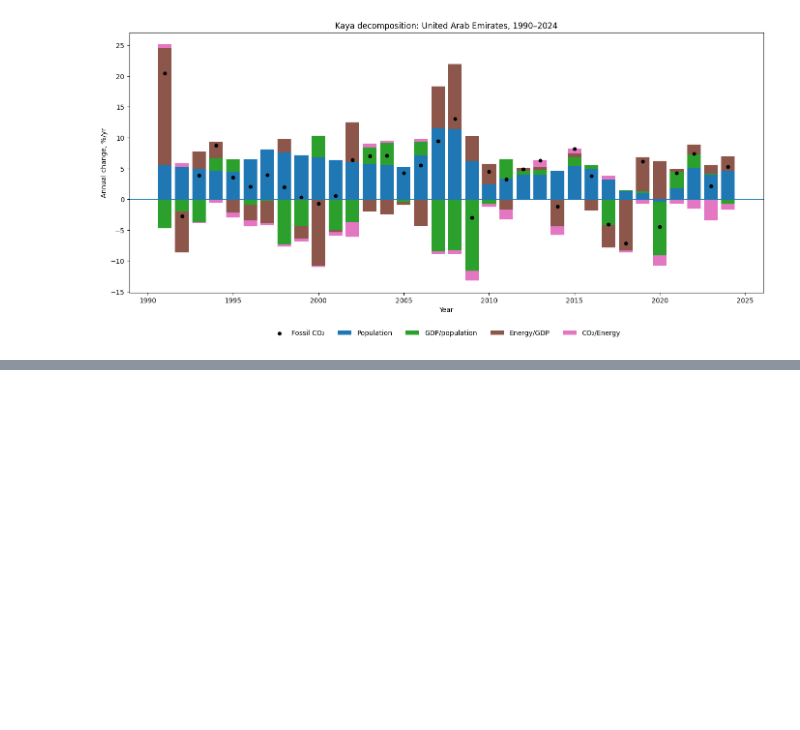
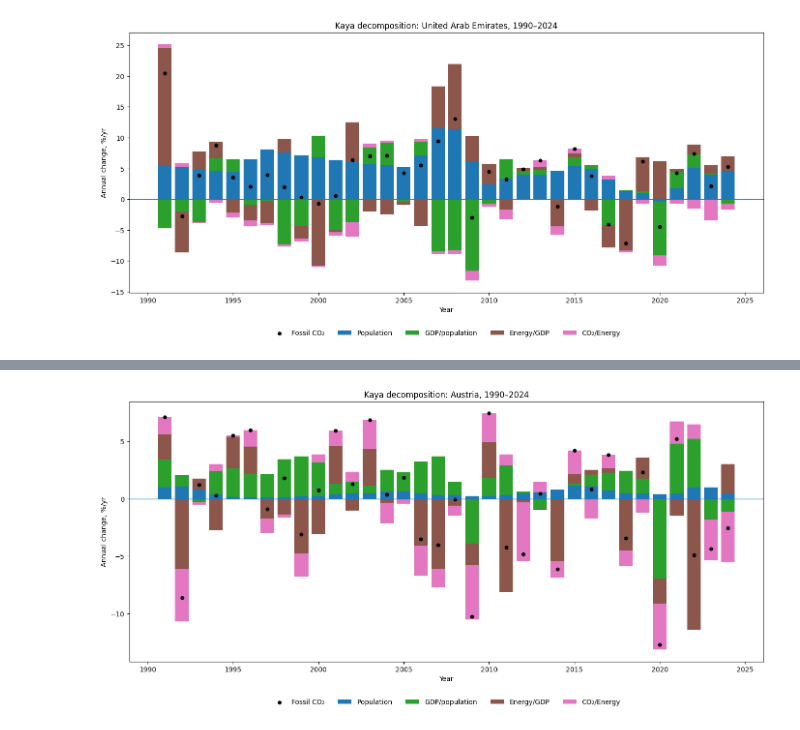
Before and after one commit to pgresle/kaya-decompositionco2-ln, a Jupyter notebook: Kaya_ruzna_data.ipynb, the cells around one changed output, grey strips where cells are left out. Cells and saved outputs as stored; diff of their text form; code cells hidden in the pictures; blank space fills up the shorter version.

```diff
--- a/Kaya_ruzna_data.ipynb
+++ b/Kaya_ruzna_data.ipynb
@@ -1746,0 +2189,19 @@ uae_kaya.to_csv("uae_kaya_1990_2024.csv", index=False)
+# %%
+aut_ei = ei[
+    (ei["Country"] == country_name) &
+    (ei["Var"].isin(["tes_ej", "co2_combust_mtco2"]))
+].copy()
+
+aut_ei = aut_ei.pivot(
+    index="Year",
+    columns="Var",
+    values="Value"
+).reset_index()
+
+aut_ei = aut_ei.rename(columns={
+    "Year": "year",
+    "tes_ej": "energy_ej",
+    "co2_combust_mtco2": "co2_mt"
+})
+
+aut_ei.head()
@@ -1746,0 +2313,66 @@ uae_kaya.to_csv("uae_kaya_1990_2024.csv", index=False)
+# %%
+plot = aut_kaya.dropna().copy()
+
+fig, ax = plt.subplots(figsize=(14, 7))
+
+bottom_pos = np.zeros(len(plot))
+bottom_neg = np.zeros(len(plot))
+
+components = [
+    ("population_pp", "Population", "tab:blue"),
+    ("gdp_per_capita_pp", "GDP/population", "tab:green"),
+    ("energy_intensity_pp", "Energy/GDP", "tab:brown"),
+    ("carbon_intensity_pp", "CO₂/Energy", "tab:pink")
+]
+
+for col, label, color in components:
+    values = plot[col].values
+
+    pos = np.where(values > 0, values, 0)
+    neg = np.where(values < 0, values, 0)
+
+    ax.bar(plot["year"], pos,
+           bottom=bottom_pos,
+           label=label,
+           color=color)
+
+    ax.bar(plot["year"], neg,
+           bottom=bottom_neg,
+           color=color)
+
+    bottom_pos += pos
+    bottom_neg += neg
+
+ax.scatter(
+    plot["year"],
+    plot["co2_growth_pct"],
+    color="black",
+    s=22,
+    label="Fossil CO₂"
+)
+
+ax.axhline(0, linewidth=1)
+
+ax.set_title("Kaya decomposition: Austria, 1990–2024")
+ax.set_ylabel("Annual change, %/yr")
+ax.set_xlabel("Year")
+
+ax.legend(
+    loc="upper center",
+    bbox_to_anchor=(0.5, -0.12),
+    ncol=5,
+    frameon=False
+)
+
+plt.tight_layout()
+plt.subplots_adjust(bottom=0.18)
+
+plt.savefig(
+    "austria_kaya_decomposition.png",
+    dpi=300,
+    bbox_inches="tight"
+)
+
+plt.show()
+# %% [output]
+[figure, added]
```
Also changed, not shown: parts of 62 cells of this notebook.
